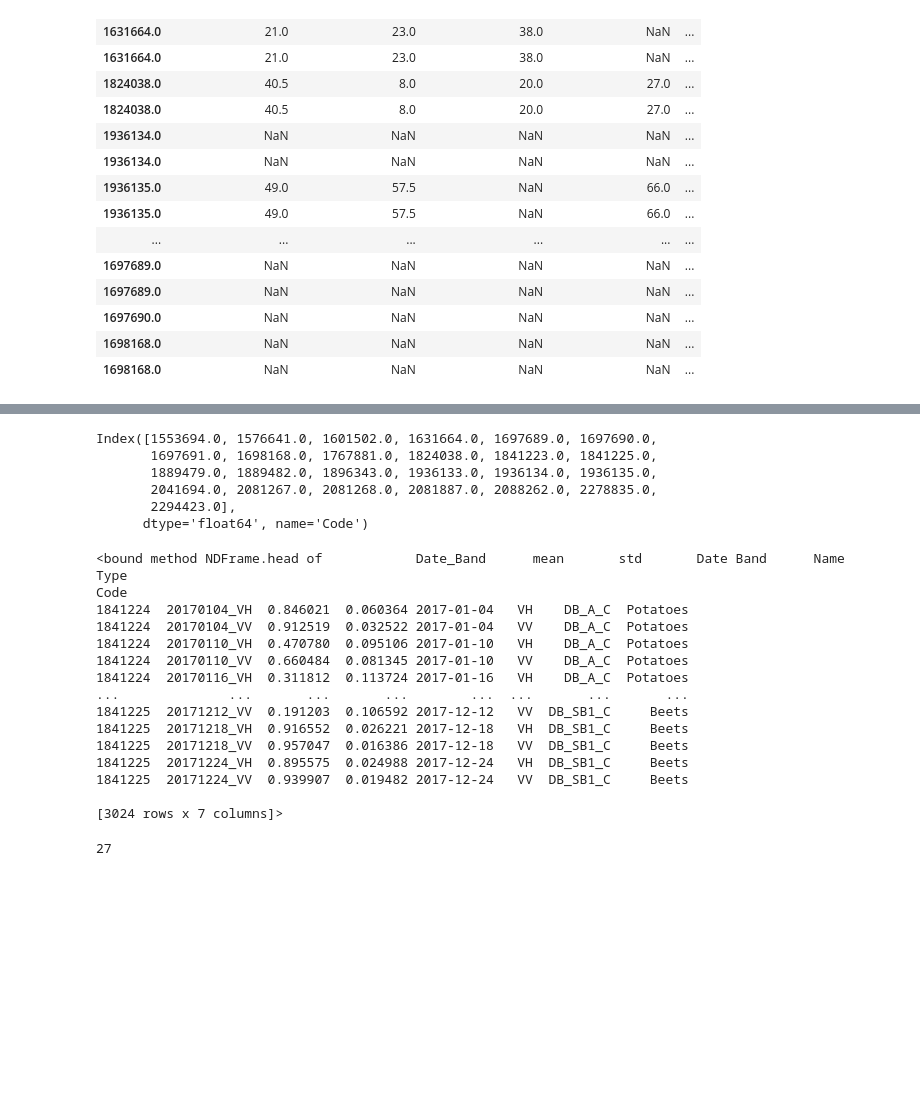
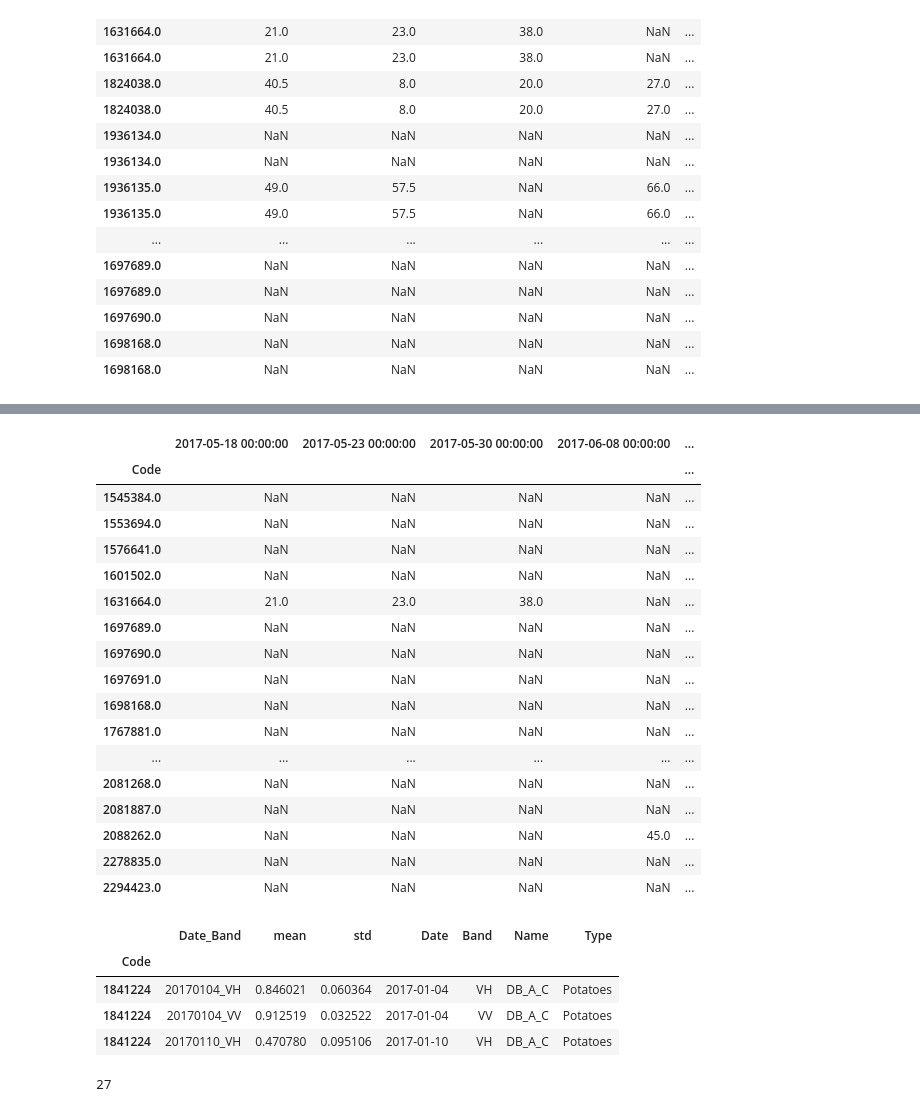
Before and after one commit to cFr4nk/Tesi_SAR_Analysis, a Jupyter notebook: Untitled-1.ipynb, the cells around one changed output, grey strips where cells are left out. Saved outputs shown, nothing was run; the diff lists cells and outputs as text; code cells hidden in the pictures; blank space fills up the shorter version.

```diff
--- a/Untitled-1.ipynb
+++ b/Untitled-1.ipynb
@@ -63,9 +63,7 @@ def handle_ranges(value):
 df_height = df_height.map(handle_ranges)
 df_height = df_height.apply(pd.to_numeric, errors='coerce')
 # %%
-df_mediato = df_height.groupby('Code').mean().T
-
-
-print(df_mediato)
-display(df_mediato.columns)
+df_mediato = df_height.groupby('Code').mean()
+df_mediato.to_csv('Averaged_crop_height.csv',index=True)
+display(df_mediato)
 # %% [output]
@@ -89,29 +70,31 @@ Code                 1553694.0  1576641.0  1601502.0  1631664.0  1697689.0  \
-Index([1553694.0, 1576641.0, 1601502.0, 1631664.0, 1697689.0, 1697690.0,
-       1697691.0, 1698168.0, 1767881.0, 1824038.0, 1841223.0, 1841225.0,
-       1889479.0, 1889482.0, 1896343.0, 1936133.0, 1936134.0, 1936135.0,
-       2041694.0, 2081267.0, 2081268.0, 2081887.0, 2088262.0, 2278835.0,
-       2294423.0],
-      dtype='float64', name='Code')
+|  | 2017-05-18 00:00:00 | 2017-05-23 00:00:00 | 2017-05-30 00:00:00 | 2017-06-08 00:00:00 | ... |
+| Code |  |  |  |  | ... |
+| 1545384.0 | NaN | NaN | NaN | NaN | ... |
+| 1553694.0 | NaN | NaN | NaN | NaN | ... |
+| 1576641.0 | NaN | NaN | NaN | NaN | ... |
+| 1601502.0 | NaN | NaN | NaN | NaN | ... |
+| 1631664.0 | 21.0 | 23.0 | 38.0 | NaN | ... |
+| 1697689.0 | NaN | NaN | NaN | NaN | ... |
+| 1697690.0 | NaN | NaN | NaN | NaN | ... |
+| 1697691.0 | NaN | NaN | NaN | NaN | ... |
+| 1698168.0 | NaN | NaN | NaN | NaN | ... |
+| 1767881.0 | NaN | NaN | NaN | NaN | ... |
+| ... | ... | ... | ... | ... | ... |
+| 2081268.0 | NaN | NaN | NaN | NaN | ... |
+| 2081887.0 | NaN | NaN | NaN | NaN | ... |
+| 2088262.0 | NaN | NaN | NaN | 45.0 | ... |
+| 2278835.0 | NaN | NaN | NaN | NaN | ... |
+| 2294423.0 | NaN | NaN | NaN | NaN | ... |
 # %%
 df_stats = pd.read_csv('/home/frank/Desktop/f.chiapperino_local/VALENCIA/SCUOLA/App/Documents/csv/TimeSeries_Coherencia.csv', index_col='Code')
 df_stats['Date'] = pd.to_datetime(df_stats['Date'])
-display(df_stats.head)
+display(df_stats.iloc[:3,:])
 # %% [output]
-<bound method NDFrame.head of            Date_Band      mean       std       Date Band      Name      Type
-Code
-1841224  20170104_VH  0.846021  0.060364 2017-01-04   VH    DB_A_C  Potatoes
-1841224  20170104_VV  0.912519  0.032522 2017-01-04   VV    DB_A_C  Potatoes
-1841224  20170110_VH  0.470780  0.095106 2017-01-10   VH    DB_A_C  Potatoes
-1841224  20170110_VV  0.660484  0.081345 2017-01-10   VV    DB_A_C  Potatoes
-1841224  20170116_VH  0.311812  0.113724 2017-01-16   VH    DB_A_C  Potatoes
-...              ...       ...       ...        ...  ...       ...       ...
-1841225  20171212_VV  0.191203  0.106592 2017-12-12   VV  DB_SB1_C     Beets
-1841225  20171218_VH  0.916552  0.026221 2017-12-18   VH  DB_SB1_C     Beets
-1841225  20171218_VV  0.957047  0.016386 2017-12-18   VV  DB_SB1_C     Beets
-1841225  20171224_VH  0.895575  0.024988 2017-12-24   VH  DB_SB1_C     Beets
-1841225  20171224_VV  0.939907  0.019482 2017-12-24   VV  DB_SB1_C     Beets
-
-[3024 rows x 7 columns]>
+|  | Date_Band | mean | std | Date | Band | Name | Type |
+| Code |  |  |  |  |  |  |  |
+| 1841224 | 20170104_VH | 0.846021 | 0.060364 | 2017-01-04 | VH | DB_A_C | Potatoes |
+| 1841224 | 20170104_VV | 0.912519 | 0.032522 | 2017-01-04 | VV | DB_A_C | Potatoes |
+| 1841224 | 20170110_VH | 0.470780 | 0.095106 | 2017-01-10 | VH | DB_A_C | Potatoes |
 # %%
 unique_rois = df_stats.index.unique()
 # %% [output]
```
Also changed, not shown: parts of 12 cells of this notebook, 1 other file.
